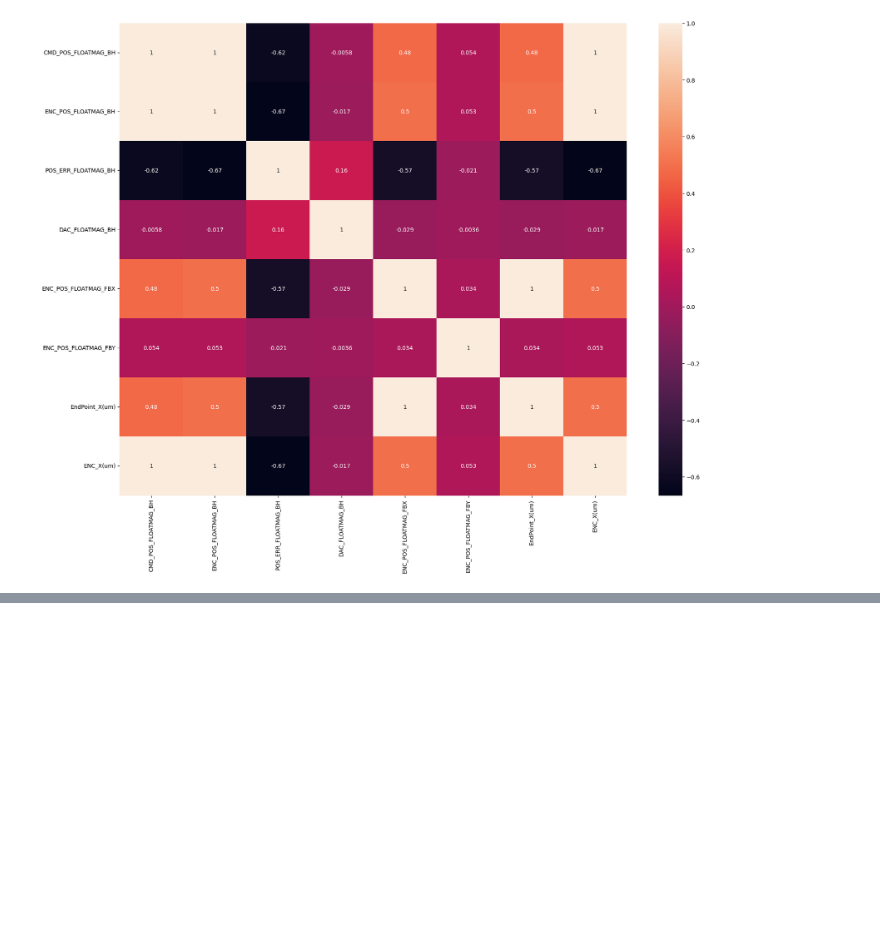
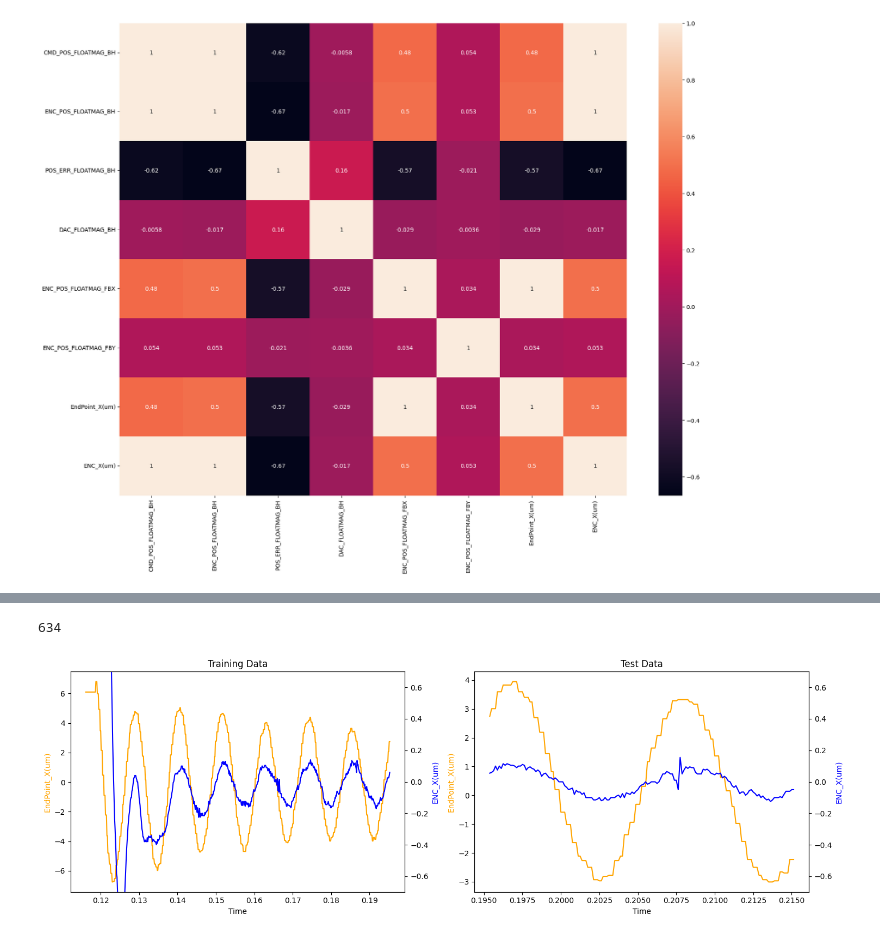
Before and after one commit to ChiragBusiness/FYP, a Jupyter notebook: LookingAtData.ipynb, the cells around one changed output, grey strips where cells are left out. Saved outputs shown, nothing was run; the diff lists cells and outputs as text; code cells hidden in the pictures; blank space fills up the shorter version.

```diff
--- a/LookingAtData.ipynb
+++ b/LookingAtData.ipynb
@@ -129,0 +179,5 @@ sns.heatmap(corr, annot=True)
+# %%
+#ok lets set up training and test data for this
+data = data.iloc[929:]
+
+len(data)
@@ -129,0 +186,3 @@ sns.heatmap(corr, annot=True)
+# %%
+data["dENC_X(um)"] = data["ENC_X(um)"].diff()
+data["ddENC_X(um)"] = data["dENC_X(um)"].diff()
@@ -129,0 +200,53 @@ sns.heatmap(corr, annot=True)
+# %%
+
+#training data should be 80% of the data
+
+end_indx = int(len(data) * 0.8)
+print(end_indx)
+
+train_data = data.iloc[:end_indx]
+
+test_data = data.iloc[end_indx:]
+# %% [output]
+634
+# %%
+import matplotlib.pyplot as plt
+
+# Assuming train_data and test_data are defined dataframes...
+
+fig, (ax1, ax3) = plt.subplots(1, 2, figsize=(15, 5))  # 1 row, 2 columns
+
+# First plot for train_data
+ax2 = ax1.twinx()
+
+ax1.plot(train_data["Time (s)"].values, train_data["EndPoint_X(um)"].values, "orange")
+ax2.plot(train_data["Time (s)"].values, train_data["ENC_X(um)"].values, "b")
+
+ax1.set_xlabel('Time')
+ax1.set_ylabel('EndPoint_X(um)', color='orange')
+ax2.set_ylabel('ENC_X(um)', color='b')
+ax1.set_title('Training Data')
+
+# Optional: set y-axis limits
+# ax1.set_ylim(-ylim, ylim)
+ax2.set_ylim(-0.7, 0.7)
+
+# Second plot for test_data
+ax4 = ax3.twinx()
+
+ax3.plot(test_data["Time (s)"].values, test_data["EndPoint_X(um)"].values, "orange")
+ax4.plot(test_data["Time (s)"].values, test_data["ENC_X(um)"].values, "b")
+
+ax3.set_xlabel('Time')
+ax3.set_ylabel('EndPoint_X(um)', color='orange')
+ax4.set_ylabel('ENC_X(um)', color='b')
+ax3.set_title('Test Data')
+
+# Optional: set y-axis limits
+# ax3.set_ylim(-ylim, ylim)
+ax4.set_ylim(-0.7, 0.7)
+
+plt.tight_layout()  # Adjust layout to prevent overlapping
+plt.show()
+# %% [output]
+[figure, added]
```
Also changed, not shown: parts of 6 cells of this notebook, 3 other files.
